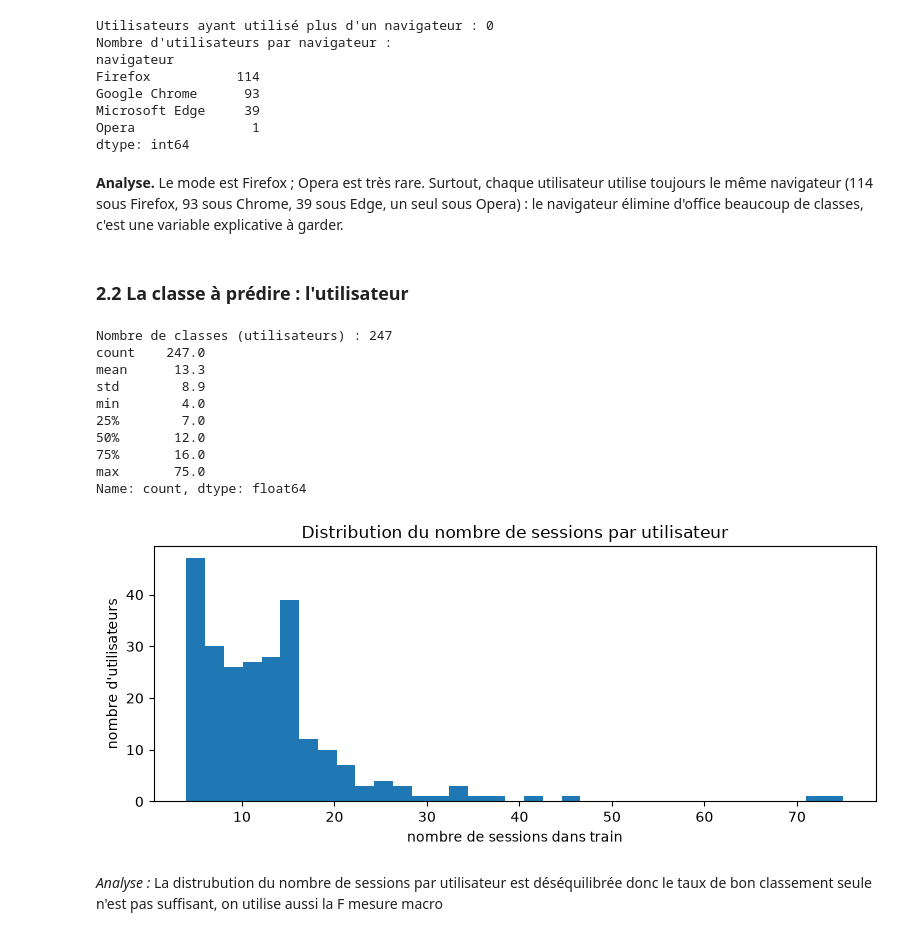
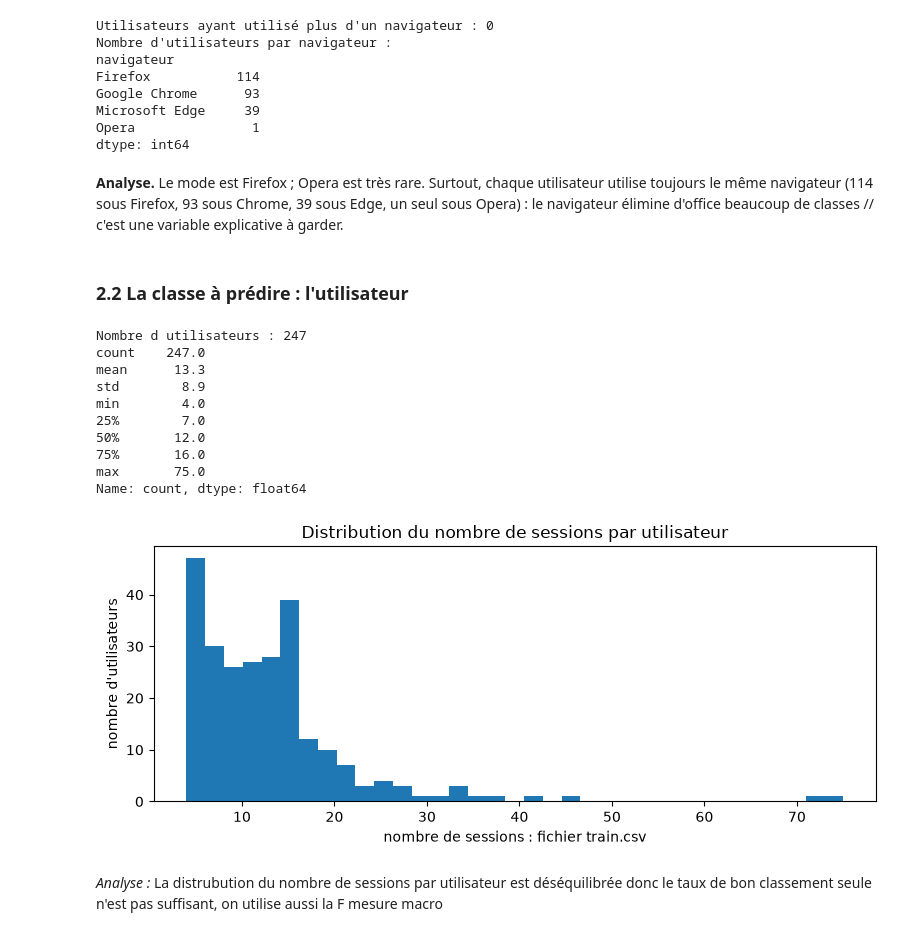
Before and after one commit to AchrafBitar/CopiloteBE, a Jupyter notebook: BE1_identification_utilisateurs.ipynb, the cells around one changed output. Drawn from its saved outputs; the diff is of its cells as text; code cells hidden in the pictures.

Commit message:
Variables explicatives

```diff
--- a/BE1_identification_utilisateurs.ipynb
+++ b/BE1_identification_utilisateurs.ipynb
@@ -23,6 +26,6 @@ Chaque ligne d'un fichier est une **session** : utilisateur, navigateur, puis le
 # %%
 def lire_fichier(nom):
-    """Lit data/<nom>.csv ligne par ligne : une ligne = une session."""
+    """Lit data/non.csv ligne par ligne."""
     sessions = []
     with open(f"data/{nom}.csv", encoding="utf-8") as f:
         for ligne in f.readlines():
@@ -94,34 +97,34 @@ Microsoft Edge     39
 Opera               1
 dtype: int64
 # %% [markdown]
-**Analyse.** Le mode est Firefox ; Opera est très rare. Surtout, chaque utilisateur utilise toujours le même navigateur (114 sous Firefox, 93 sous Chrome, 39 sous Edge, un seul sous Opera) : le navigateur élimine d'office beaucoup de classes, c'est une variable explicative à garder.
+**Analyse.** Le mode est Firefox ; Opera est très rare. Surtout, chaque utilisateur utilise toujours le même navigateur (114 sous Firefox, 93 sous Chrome, 39 sous Edge, un seul sous Opera) : le navigateur élimine d'office beaucoup de classes // c'est une variable explicative à garder.
 # %% [markdown]
 ### 2.2 La classe à prédire : l'utilisateur
 # %%
 sessions_par_utilisateur = train["util"].value_counts()
-print("Nombre de classes (utilisateurs) :", sessions_par_utilisateur.size)
+print("Nombre d utilisateurs :", sessions_par_utilisateur.size)
 print(sessions_par_utilisateur.describe().round(1))
 
 fig, ax = plt.subplots(figsize=(8, 3.5))
 ax.hist(sessions_par_utilisateur, bins=35)
-ax.set_xlabel("nombre de sessions dans train")
+ax.set_xlabel("nombre de sessions : fichier train.csv")
 ax.set_ylabel("nombre d'utilisateurs")
 ax.set_title("Distribution du nombre de sessions par utilisateur")
 plt.tight_layout()
 plt.savefig("figures/sessions_par_utilisateur.png", dpi=150)
 plt.show()
 # %% [output]
-Nombre de classes (utilisateurs) : 247
+Nombre d utilisateurs : 247
 count    247.0
 mean      13.3
 std        8.9
 min        4.0
 25%        7.0
 50%       12.0
 75%       16.0
 max       75.0
 Name: count, dtype: float64
-[figure, old version]
+[figure, new version]
 # %% [markdown]
 *Analyse :* La distrubution du nombre de sessions par utilisateur est déséquilibrée donc le taux de bon classement seule n'est pas suffisant, on utilise aussi la F mesure macro
 # %% [markdown]
```
Also changed, not shown: parts of 16 cells of this notebook, 1 other file.
